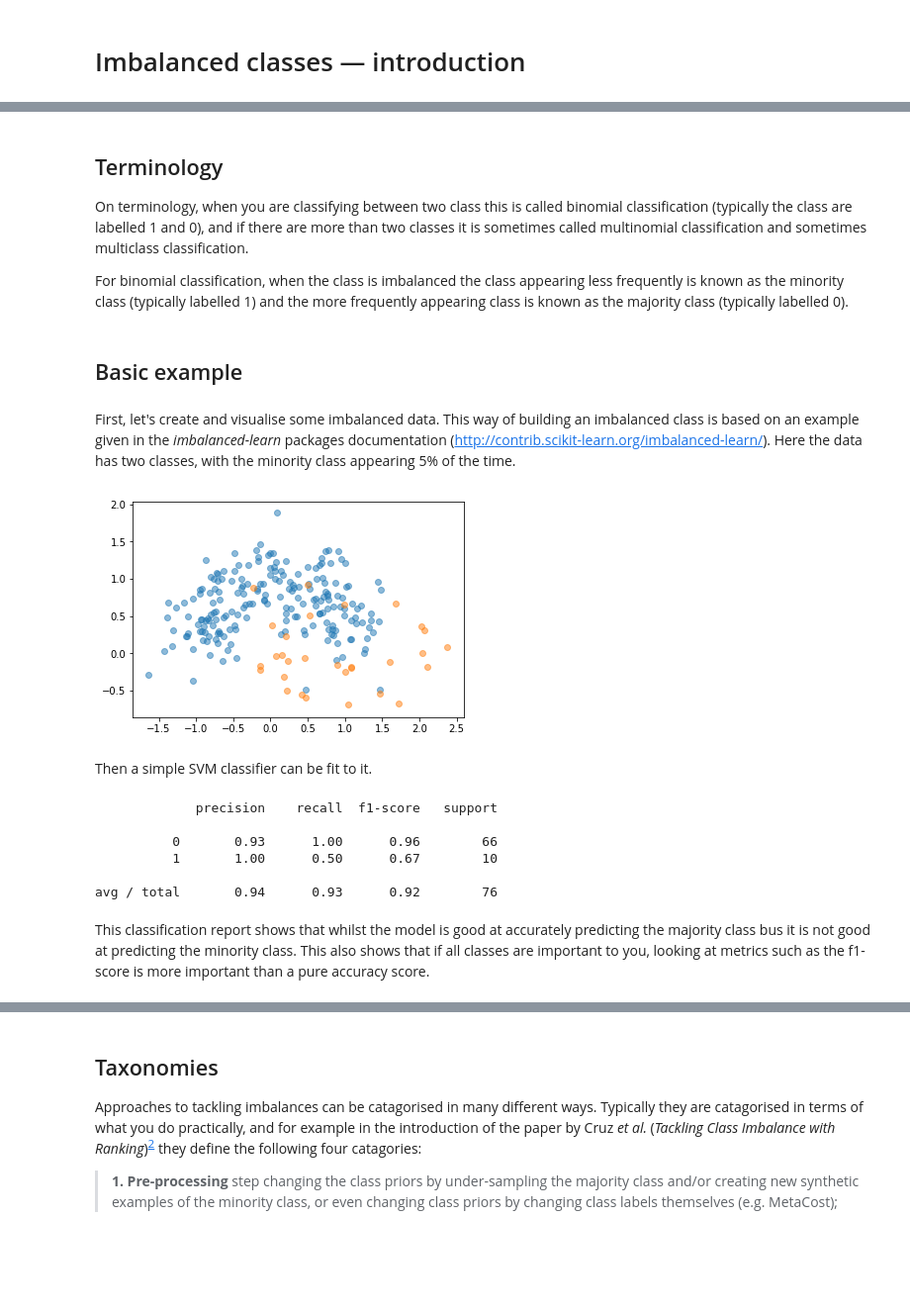
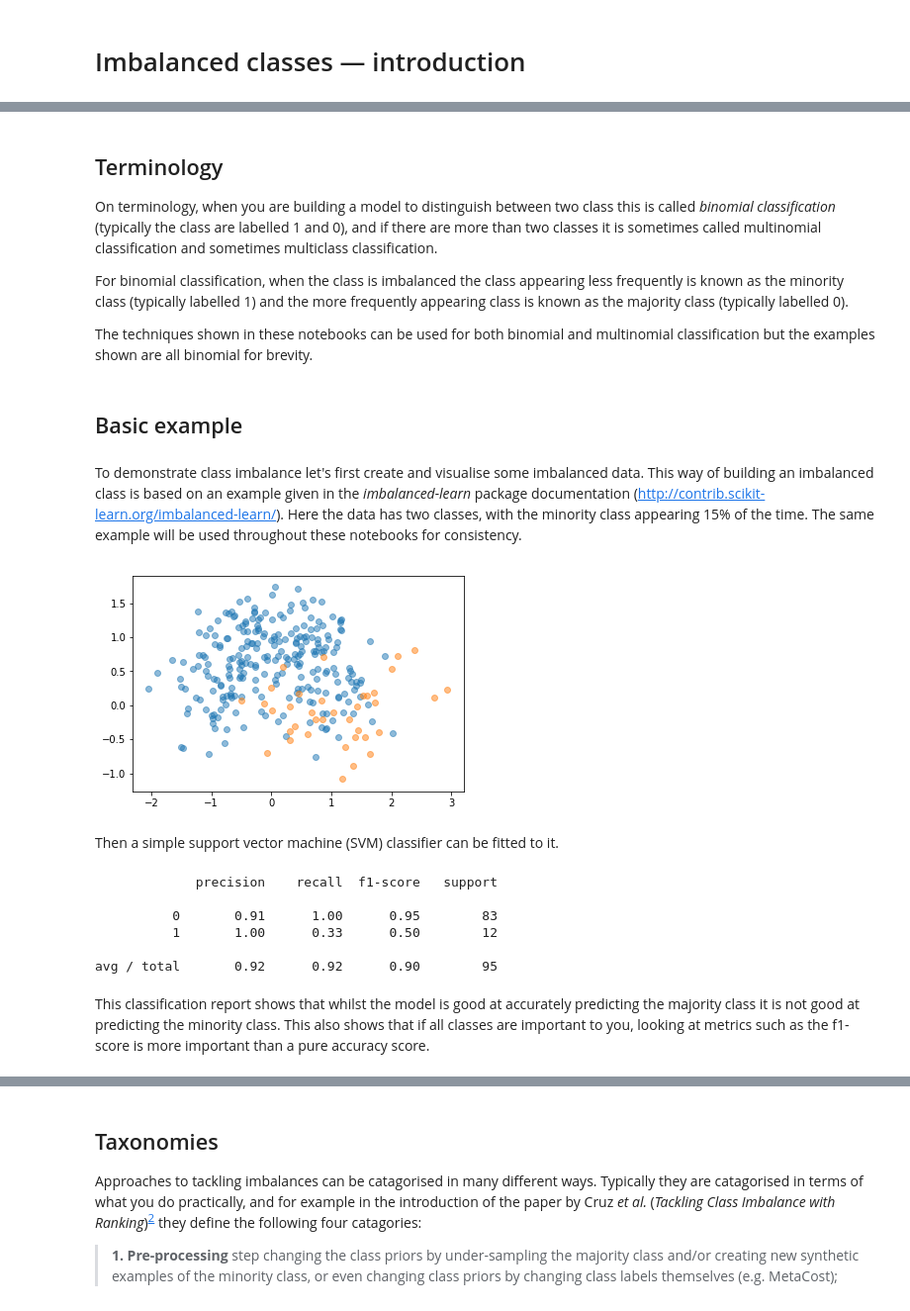
Before and after one commit to jjfallon/imbalanced-classes, a Jupyter notebook: introduction.ipynb, the cells around one changed output, grey strips where cells are left out. Shown at 99% size. Drawn from its saved outputs; the diff is of its cells as text; code cells hidden in the pictures; blank space fills up the shorter version.

```diff
--- a/introduction.ipynb
+++ b/introduction.ipynb
@@ -14,9 +18,11 @@ This second point is important when, for example, the data you use for training
 # %% [markdown]
 ## Terminology
 
-On terminology, when you are classifying between two class this is called binomial classification (typically the class are labelled 1 and 0), and if there are more than two classes it is sometimes called multinomial classification and sometimes multiclass classification.
+On terminology, when you are building a model to distinguish between two class this is called _binomial classification_ (typically the class are labelled 1 and 0), and if there are more than two classes it is sometimes called multinomial classification and sometimes multiclass classification.
 
 For binomial classification, when the class is imbalanced the class appearing less frequently is known as the minority class (typically labelled 1) and the more frequently appearing class is known as the majority class (typically labelled 0).
+
+The techniques shown in these notebooks can be used for both binomial and multinomial classification but the examples shown are all binomial for brevity.
 # %% [markdown]
 ## Basic example
 # %%
@@ -30,21 +36,24 @@ from sklearn.svm import SVC
 from sklearn.datasets import make_moons
 from sklearn.model_selection import train_test_split
 from sklearn.metrics import accuracy_score, classification_report
+
+# Define a function for plotting data.
+def plot_data(X, y):
+    plt.scatter(X[y == 0, 0], X[y == 0, 1], alpha=0.5)
+    plt.scatter(X[y == 1, 0], X[y == 1, 1], alpha=0.5)
+    plt.show()
 # %% [markdown]
-First, let's create and visualise some imbalanced data. This way of building an imbalanced class is based on an example given in the _imbalanced-learn_ packages documentation (http://contrib.scikit-learn.org/imbalanced-learn/). Here the data has two classes, with the minority class appearing 5% of the time.
+To demonstrate class imbalance let's first create and visualise some imbalanced data. This way of building an imbalanced class is based on an example given in the _imbalanced-learn_ package documentation (http://contrib.scikit-learn.org/imbalanced-learn/). Here the data has two classes, with the minority class appearing 15% of the time. The same example will be used throughout these notebooks for consistency.
 # %%
-# Based on the imbalance_learn package examples
-X, y = make_moons(n_samples=400, shuffle=True, noise=0.3, random_state=40)
+X, y = make_moons(n_samples=500, shuffle=True, noise=0.4, random_state=40)
 X_, y_ = make_imbalance(X, y, ratio=0.15, min_c_=1, random_state=40)
 
-
-plt.scatter(X_[y_ == 0, 0], X_[y_ == 0, 1], alpha=0.5)
-plt.scatter(X_[y_ == 1, 0], X_[y_ == 1, 1], alpha=0.5)
-plt.show()
+# Plot the imbalanced data
+plot_data(X_, y_)
 # %% [output]
-[figure, old version]
+[figure, new version]
 # %% [markdown]
-Then a simple SVM classifier can be fit to it.
+Then a simple support vector machine (SVM) classifier can be fitted to it.
 # %%
 # Train/test split
 X_train, X_test, y_train, y_test = train_test_split(X_, y_, test_size=0.33, stratify=y_, random_state=40 )
@@ -52,18 +61,21 @@ X_train, X_test, y_train, y_test = train_test_split(X_, y_, test_size=0.33, stra
 # Fit svm model
 model = SVC(random_state=40, probability=True)
 model.fit(X_train, y_train)
+
+# Make predictions
 y_predict = model.predict(X_test)
 
+# Assess the predictive power
 print classification_report(y_test, y_predict)
 # %% [output]
              precision    recall  f1-score   support
 
-          0       0.93      1.00      0.96        66
-          1       1.00      0.50      0.67        10
+          0       0.91      1.00      0.95        83
+          1       1.00      0.33      0.50        12
 
-avg / total       0.94      0.93      0.92        76
+avg / total       0.92      0.92      0.90        95
 # %% [markdown]
-This classification report shows that whilst the model is good at accurately predicting the majority class bus it is not good at predicting the minority class. This also shows that if all classes are important to you, looking at metrics such as the f1-score is more important than a pure accuracy score.
+This classification report shows that whilst the model is good at accurately predicting the majority class it is not good at predicting the minority class. This also shows that if all classes are important to you, looking at metrics such as the f1-score is more important than a pure accuracy score.
 # %% [markdown]
 ## Measuring efficacy
 
```
Also changed, not shown: parts of 10 cells of this notebook, 1 other file.
